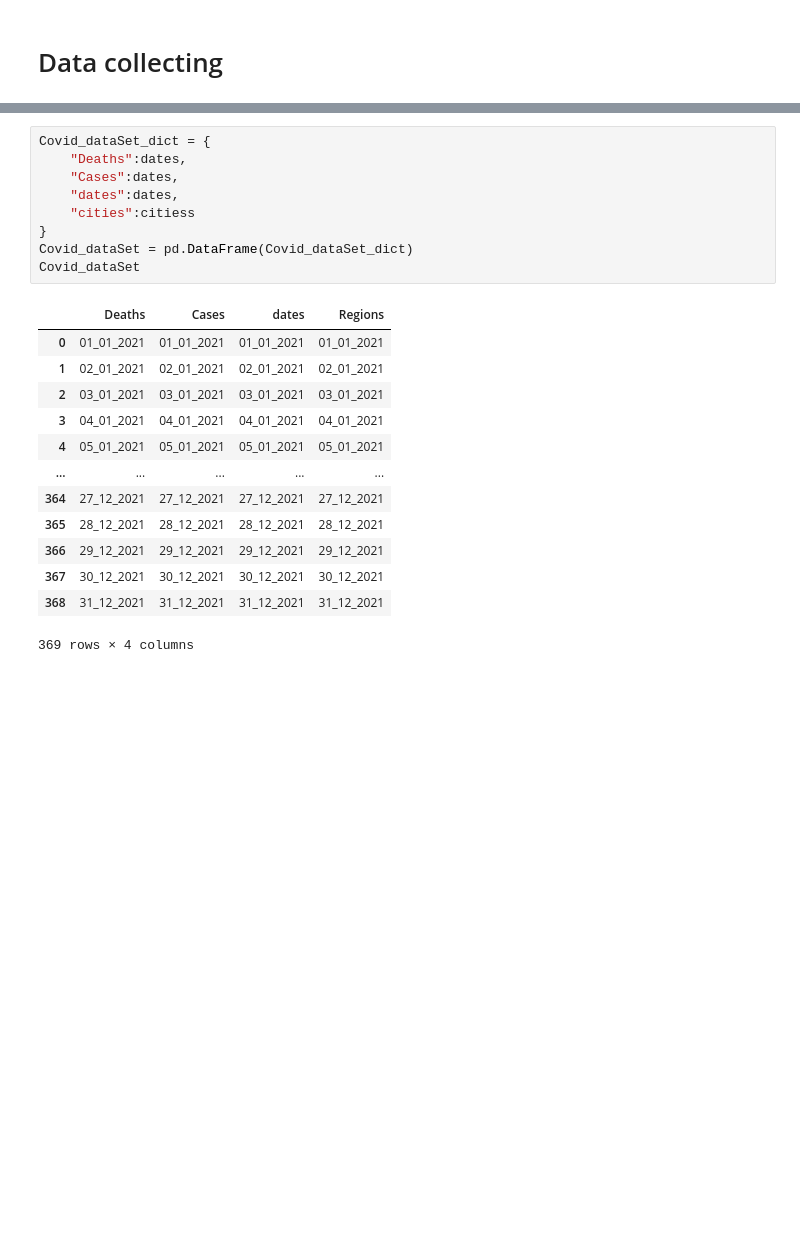
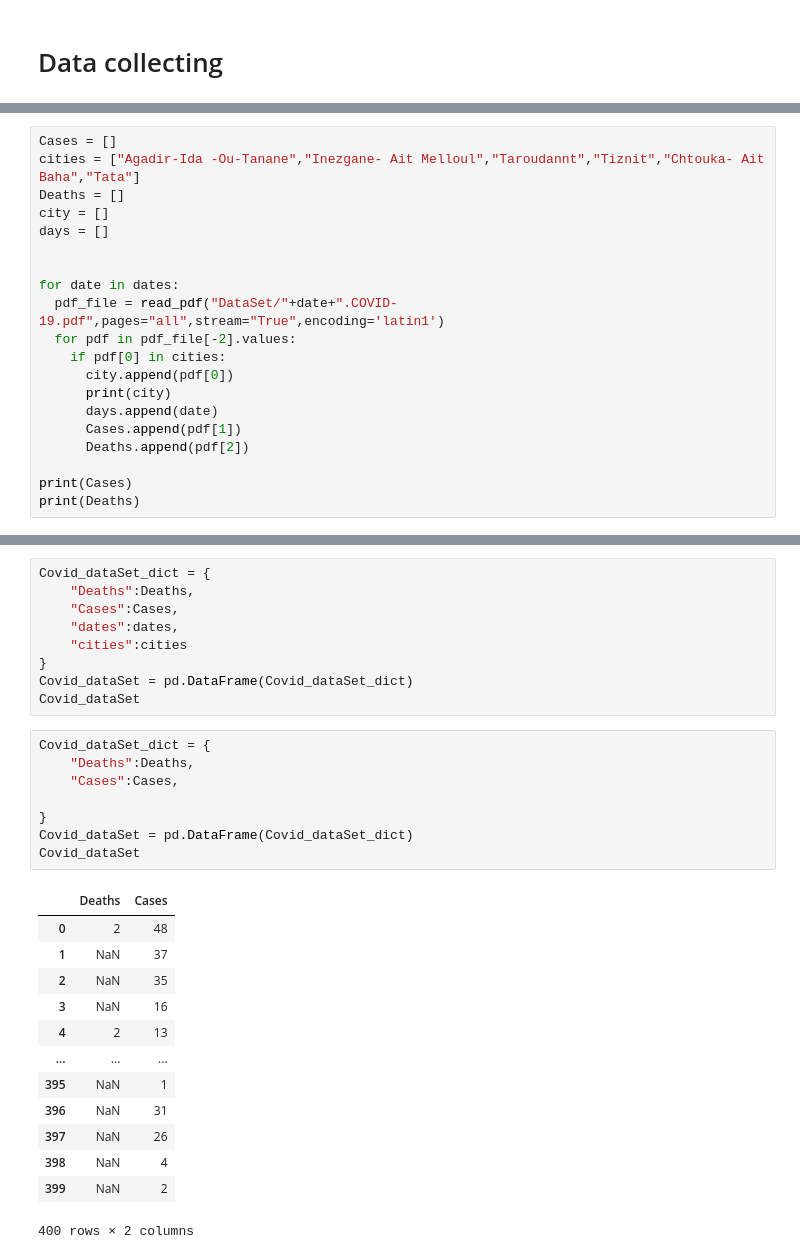
Before and after one commit to oussama95boussaid/Coronavirus_Pandemic_Morocco_project, a Jupyter notebook: Coronavirus_Pandemic_Morocco.ipynb, the cells around one changed output, grey strips where cells are left out. Drawn from its saved outputs; the diff is of its cells as text; blank space fills up the shorter version.

```diff
--- a/Coronavirus_Pandemic_Morocco.ipynb
+++ b/Coronavirus_Pandemic_Morocco.ipynb
@@ -83,0 +79,20 @@ dates
+# %%
+Cases = []
+cities = ["Agadir-Ida -Ou-Tanane","Inezgane- Ait Melloul","Taroudannt","Tiznit","Chtouka- Ait Baha","Tata"]
+Deaths = []
+city = []
+days = []
+
+
+for date in dates:
+  pdf_file = read_pdf("DataSet/"+date+".COVID-19.pdf",pages="all",stream="True",encoding='latin1')
+  for pdf in pdf_file[-2].values:
+    if pdf[0] in cities:
+      city.append(pdf[0])
+      print(city)
+      days.append(date)
+      Cases.append(pdf[1])
+      Deaths.append(pdf[2])
+
+print(Cases)
+print(Deaths)
@@ -84,23 +154,31 @@ dates
 # %%
 Covid_dataSet_dict = {
-    "Deaths":dates,
-    "Cases":dates,
+    "Deaths":Deaths,
+    "Cases":Cases,
     "dates":dates,
-    "cities":citiess
+    "cities":cities
 }
 Covid_dataSet = pd.DataFrame(Covid_dataSet_dict)
 Covid_dataSet
-# %% [output]
-|  | Deaths | Cases | dates | Regions |
-| 0 | 01_01_2021 | 01_01_2021 | 01_01_2021 | 01_01_2021 |
-| 1 | 02_01_2021 | 02_01_2021 | 02_01_2021 | 02_01_2021 |
-| 2 | 03_01_2021 | 03_01_2021 | 03_01_2021 | 03_01_2021 |
-| 3 | 04_01_2021 | 04_01_2021 | 04_01_2021 | 04_01_2021 |
-| 4 | 05_01_2021 | 05_01_2021 | 05_01_2021 | 05_01_2021 |
-| ... | ... | ... | ... | ... |
-| 364 | 27_12_2021 | 27_12_2021 | 27_12_2021 | 27_12_2021 |
-| 365 | 28_12_2021 | 28_12_2021 | 28_12_2021 | 28_12_2021 |
-| 366 | 29_12_2021 | 29_12_2021 | 29_12_2021 | 29_12_2021 |
-| 367 | 30_12_2021 | 30_12_2021 | 30_12_2021 | 30_12_2021 |
-| 368 | 31_12_2021 | 31_12_2021 | 31_12_2021 | 31_12_2021 |
-369 rows × 4 columns
+# %%
+Covid_dataSet_dict = {
+    "Deaths":Deaths,
+    "Cases":Cases,
+
+}
+Covid_dataSet = pd.DataFrame(Covid_dataSet_dict)
+Covid_dataSet
+# %% [output]
+|  | Deaths | Cases |
+| 0 | 2 | 48 |
+| 1 | NaN | 37 |
+| 2 | NaN | 35 |
+| 3 | NaN | 16 |
+| 4 | 2 | 13 |
+| ... | ... | ... |
+| 395 | NaN | 1 |
+| 396 | NaN | 31 |
+| 397 | NaN | 26 |
+| 398 | NaN | 4 |
+| 399 | NaN | 2 |
+400 rows × 2 columns
```
Also changed, not shown: parts of 15 cells of this notebook, 1 other file.
